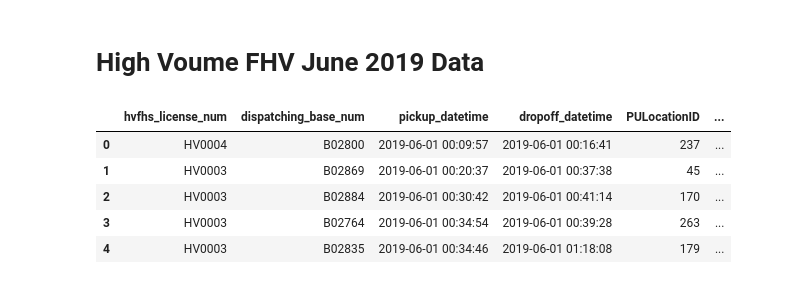
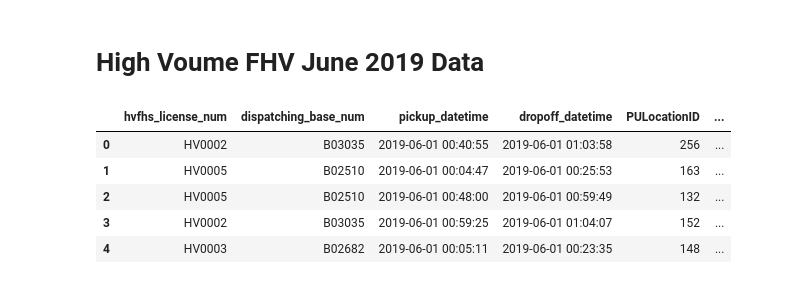
Before and after one commit to ILekawa9/Project-1, a Jupyter notebook: NYC_Taxi_Rideshare_Cleaning.ipynb, the cells around one changed output. Cells and saved outputs as stored; diff of their text form; code cells hidden in the pictures.

```diff
--- a/NYC_Taxi_Rideshare_Cleaning.ipynb
+++ b/NYC_Taxi_Rideshare_Cleaning.ipynb
@@ -120,15 +120,13 @@ manhattan_yt_june_2015_df
 # %% [markdown]
 # High Voume FHV June 2019 Data
 # %%
-hv_fhv_2019_06 = "../../../Desktop/NYC Taxi & FHV Data/clean_csvs/HighVol_june_2019.csv"
-hv_fhv_june_2019_df = pd.read_csv(hv_fhv_2019_06)
-hv_fhv_june_2019_df
-clean_hv_fhv_june_2019_df = hv_fhv_june_2019_df.drop(columns=['Unnamed: 0'])
-clean_hv_fhv_june_2019_df.head()
+hi_vol_for_hire_veh_2019_06 = "../../../Desktop/NYC Taxi & FHV Data/fhvhv_tripdata_2019-06.csv"
+hvfhv_june_2019_df = pd.read_csv(hi_vol_for_hire_veh_2019_06)
+hvfhv_june_2019_df.head()
 # %% [output]
 |  | hvfhs_license_num | dispatching_base_num | pickup_datetime | dropoff_datetime | PULocationID | ... |
-| 0 | HV0004 | B02800 | 2019-06-01 00:09:57 | 2019-06-01 00:16:41 | 237 | ... |
-| 1 | HV0003 | B02869 | 2019-06-01 00:20:37 | 2019-06-01 00:37:38 | 45 | ... |
-| 2 | HV0003 | B02884 | 2019-06-01 00:30:42 | 2019-06-01 00:41:14 | 170 | ... |
-| 3 | HV0003 | B02764 | 2019-06-01 00:34:54 | 2019-06-01 00:39:28 | 263 | ... |
-| 4 | HV0003 | B02835 | 2019-06-01 00:34:46 | 2019-06-01 01:18:08 | 179 | ... |
+| 0 | HV0002 | B03035 | 2019-06-01 00:40:55 | 2019-06-01 01:03:58 | 256 | ... |
+| 1 | HV0005 | B02510 | 2019-06-01 00:04:47 | 2019-06-01 00:25:53 | 163 | ... |
+| 2 | HV0005 | B02510 | 2019-06-01 00:48:00 | 2019-06-01 00:59:49 | 132 | ... |
+| 3 | HV0002 | B03035 | 2019-06-01 00:59:25 | 2019-06-01 01:04:07 | 152 | ... |
+| 4 | HV0003 | B02682 | 2019-06-01 00:05:11 | 2019-06-01 00:23:35 | 148 | ... |
```
Also changed, not shown: parts of 6 cells of this notebook.
